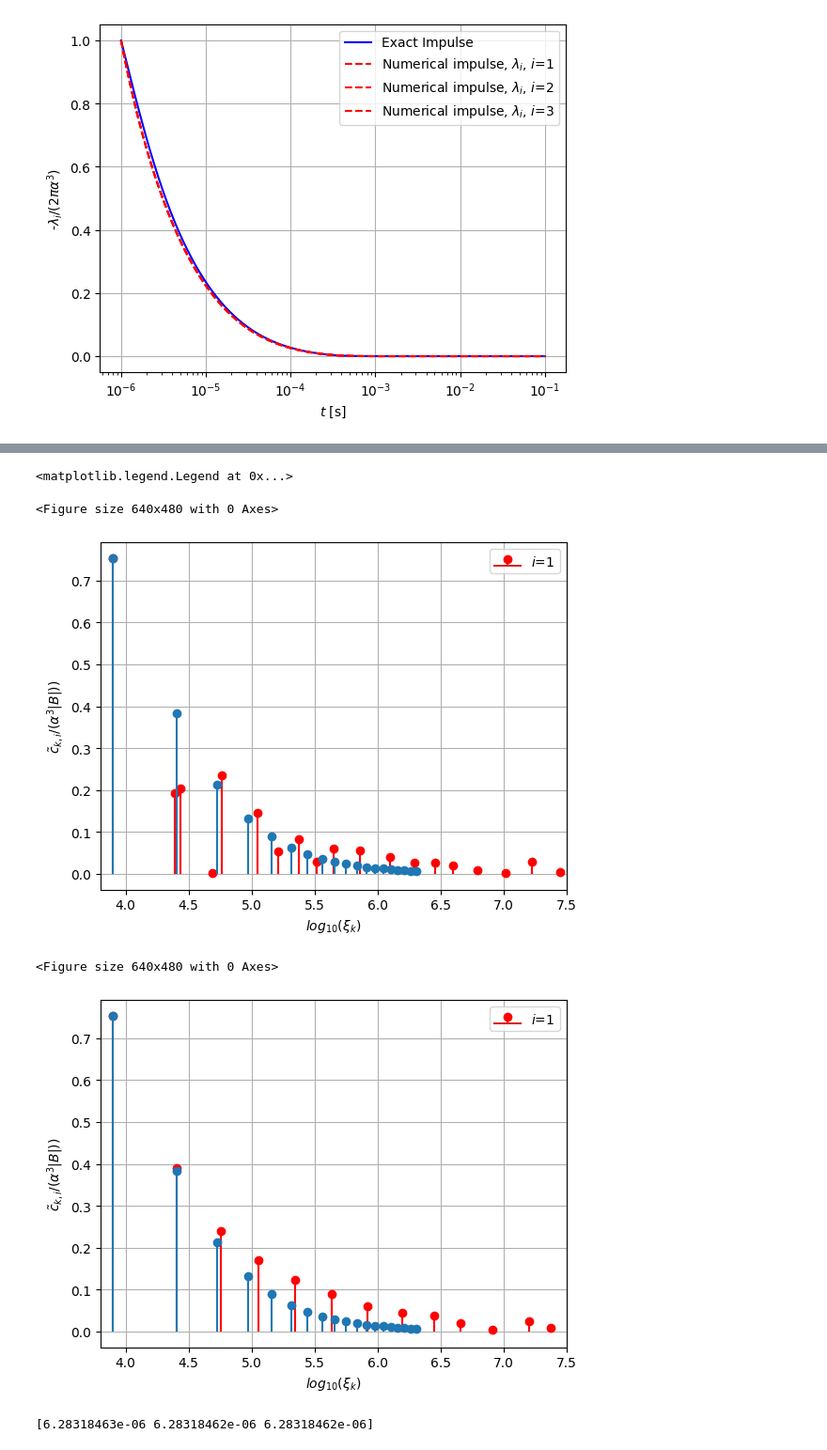
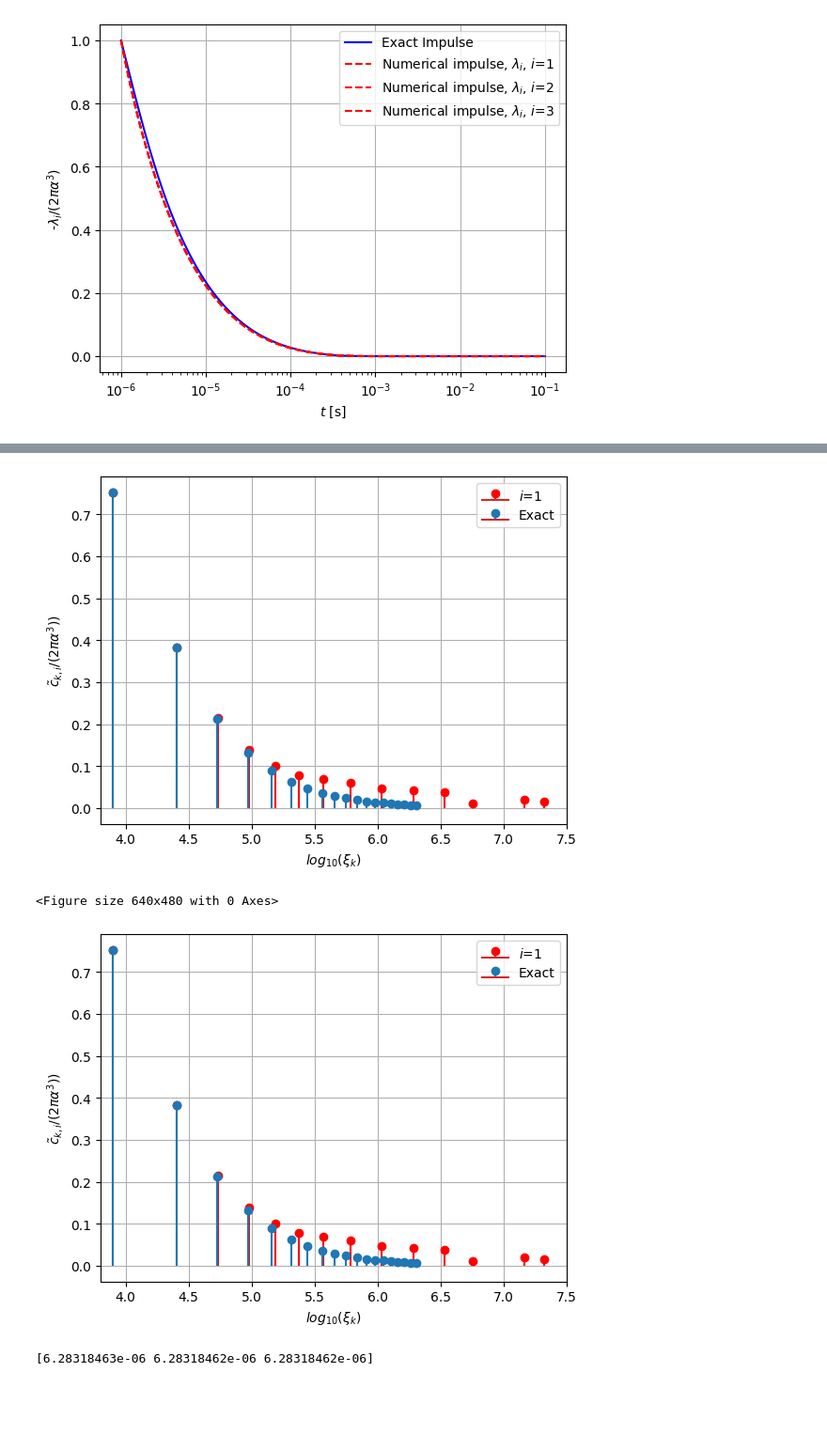
Before and after one commit to MPT-Calculator/MPT-Calculator, a Jupyter notebook: sphere_spectrum_results.ipynb, the cells around one changed output, grey strips where cells are left out. Shown at 94% size. Cells and saved outputs as stored; diff of their text form; code cells hidden in the pictures; blank space fills up the shorter version.

```diff
--- a/sphere_spectrum_results.ipynb
+++ b/sphere_spectrum_results.ipynb
@@ -14,15 +14,17 @@ alpha=0.01
 sigma=3.5e6
 mur=4
 mu0=4*np.pi*1e-7
-POD=True#False
+POD=True
+N=3000
+NPOD=50
 # %%
 # Select directory
 # This is without POD
 if POD==False:
-    directory="Results/OCC_sphere_prism_4/al_0.01_mu_4_sig_3.5e6/1e-3-1e12_500_el_19567_ord_"+str(P)
+    directory="Results/OCC_sphere_prism_4/al_0.01_mu_4_sig_3.5e6/1e-3-1e12_"+str(N)+"_el_19567_ord_"+str(P)
 else:
 # This is with POD
-    directory="Results/OCC_sphere_prism_4/al_0.01_mu_4_sig_3.5e6/1e-3-1e12_1000_el_19567_ord_"+str(P)+"_POD_50_1e-6"
+    directory="Results/OCC_sphere_prism_4/al_0.01_mu_4_sig_3.5e6/1e-3-1e12_"+str(N)+"_el_19567_ord_"+str(P)+"_POD_"+str(NPOD)+"_1e-6"
 #    directory="Results/OCC_sphere_4/al_0.01_mu_4_sig_3.5e6/1e-3-1e12_500_el_18237_ord_"+str(P)+"_POD_30_1e-6"
               #Results/OCC_sphere_4/al_0.01_mu_4_sig_3.5e6/1e-3-1e12_500_el_18237_ord_3_POD_30_1e-6/
 
@@ -319,5 +324,11 @@ Text(0, 0.5, '-$\\lambda_i/(2\\pi\\alpha^3)$')
 # %%
 from Functions.Core_Spectrum.getimpulse_step import *
 # %%
-xi_iter, ck_iter, Nfound_iter = PolesandAmp(Omega,np.conj(TensorArray),Minf, Iterative_refine=True)
+# remove scaling
+TensorArrayn=TensorArray#/(2*np.pi*alpha**3)
+Minfn = Minf #/(2*np.pi*alpha**3)
+
+#Minfn=-1*np.eye(3)
+xi_iter, ck_iter, Nfound_iter = PolesandAmp(Omega,np.conj(TensorArrayn),Minfn, Iterative_refine=False)
+ck_iter=ck_iter#*(2*np.pi*alpha**3)
 # %% [output]
@@ -341,41 +352,43 @@ c=[-6.28318476e-06  4.73431337e-06  1.20414233e-06  1.28693388e-06
 # %%
 plt.figure()
 col=['r','b','x']
-plt.figure()
+plt.figure(1)
 for i in range(1):
     nfound=len(xi_iter[:,i])
     ckp=ck_iter[0:nfound,i]
     xip=xi_iter[0:nfound,i]
     plt.stem(np.log10(np.abs(xip[1:])), ckp[1:]/(alpha**3*2*np.pi),col[i],label=r"$i$="+str(i+1))
-    plt.stem(np.log10(np.abs(polesexact)),ckexact)
+    plt.stem(np.log10(np.abs(polesexact)),ckexact, label=r"Exact")
     plt.xlabel(r'$log_{10}(\xi_{k})$')
-    plt.ylabel(r'$\tilde{c}_{k,i}/ (\alpha^3 |B|))$')
+    plt.ylabel(r'$\tilde{c}_{k,i}/ (2 \pi \alpha^3 ))$')
 
 plt.grid()
 plt.xlim(3.8,7.5)
 plt.legend()
+#plt.savefig("my_plots/sphere_mpt/modes_amp_iter_refine_Nfreq_"+str(N)+"_p_"+str(P)+"_POD_50_1e-6.pdf")
 
 plt.figure()
 col=['r','b','x']
 plt.figure()
 for i in range(1):
     nfound=len(xi[:,i])
     ckp=ck[0:nfound,i]
     xip=xi[0:nfound,i]
     plt.stem(np.log10(np.abs(xip[1:])), ckp[1:]/(alpha**3*2*np.pi),col[i],label=r"$i$="+str(i+1))
-    plt.stem(np.log10(np.abs(polesexact)),ckexact)
+    plt.stem(np.log10(np.abs(polesexact)),ckexact, label=r"Exact")
     plt.xlabel(r'$log_{10}(\xi_{k})$')
-    plt.ylabel(r'$\tilde{c}_{k,i}/ (\alpha^3 |B|))$')
+    plt.ylabel(r'$\tilde{c}_{k,i}/ (2 \pi \alpha^3 ))$')
+
 
 plt.grid()
 plt.xlim(3.8,7.5)
 plt.legend()
+plt.savefig("my_plots/sphere_mpt/modes_amp_nnls_Nfreq_"+str(N)+"_p_"+str(P)+"_POD_"+str(NPOD)+"_1e-6.pdf")
+plt.show()
 # %% [output]
+[figure, new version]
-<matplotlib.legend.Legend at 0x...>
+<Figure size 640x480 with 0 Axes>
-<Figure size 640x480 with 0 Axes>
-[figure, old version]
-<Figure size 640x480 with 0 Axes>
-[figure, old version]
+[figure, new version]
 # %%
 # Obtain MPT from computed ck,xi
 sMPT=np.zeros((len(Omega),3),dtype=complex)
```
Also changed, not shown: parts of 4 cells of this notebook, 18 other files.
